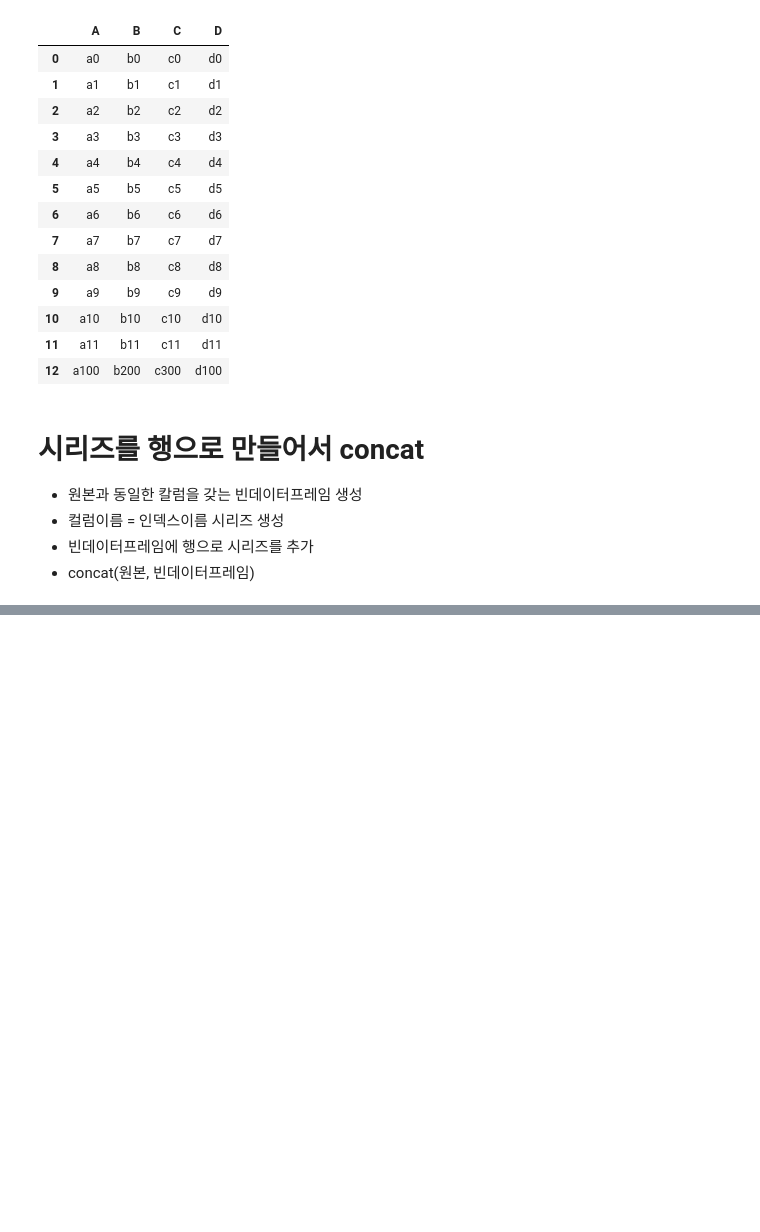
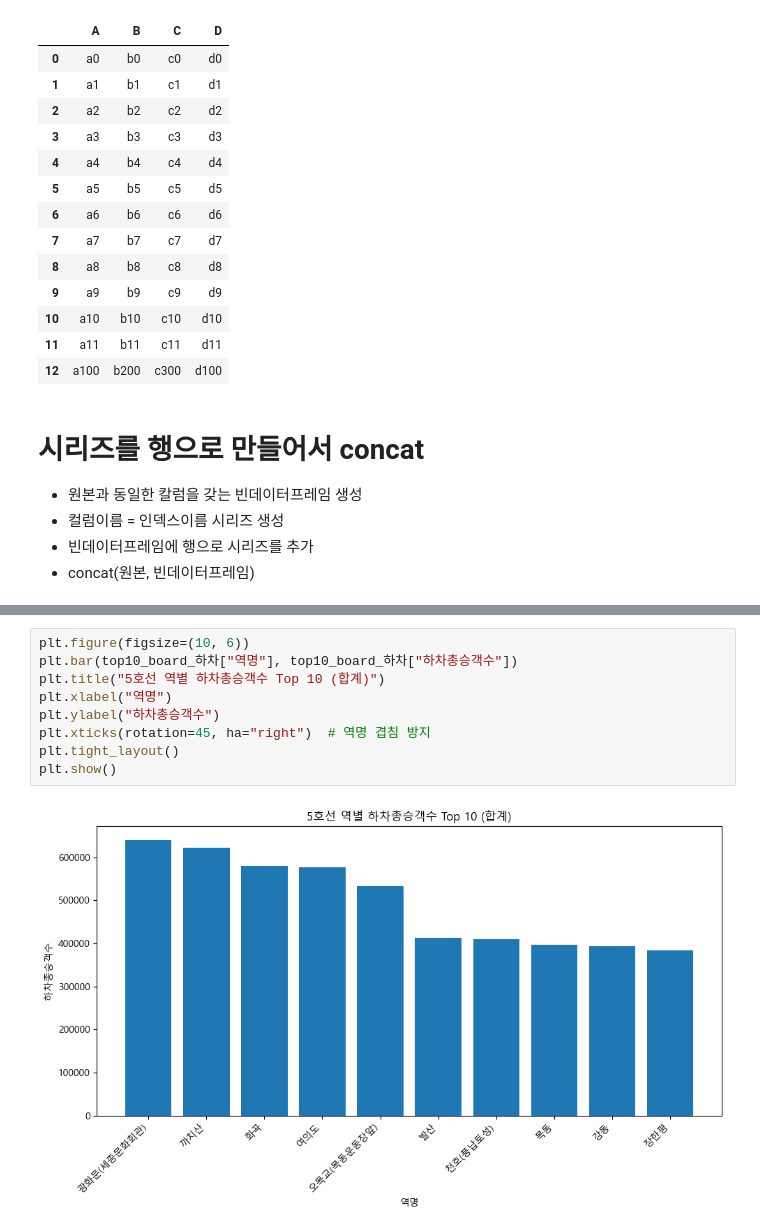
Before and after one commit to YTS-12/hipython, a Jupyter notebook: 데이터 전처리.ipynb, the cells around one changed output, grey strips where cells are left out. Saved outputs shown, nothing was run; the diff lists cells and outputs as text; blank space fills up the shorter version.

```diff
--- a/데이터 전처리.ipynb
+++ b/데이터 전처리.ipynb
@@ -512,0 +701,11 @@ new_total_df
+# %%
+plt.figure(figsize=(10, 6))
+plt.bar(top10_board_하차["역명"], top10_board_하차["하차총승객수"])
+plt.title("5호선 역별 하차총승객수 Top 10 (합계)")
+plt.xlabel("역명")
+plt.ylabel("하차총승객수")
+plt.xticks(rotation=45, ha="right")  # 역명 겹침 방지
+plt.tight_layout()
+plt.show()
+# %% [output]
+[figure, added]
```
Also changed, not shown: parts of 26 cells of this notebook, 2 other files.
